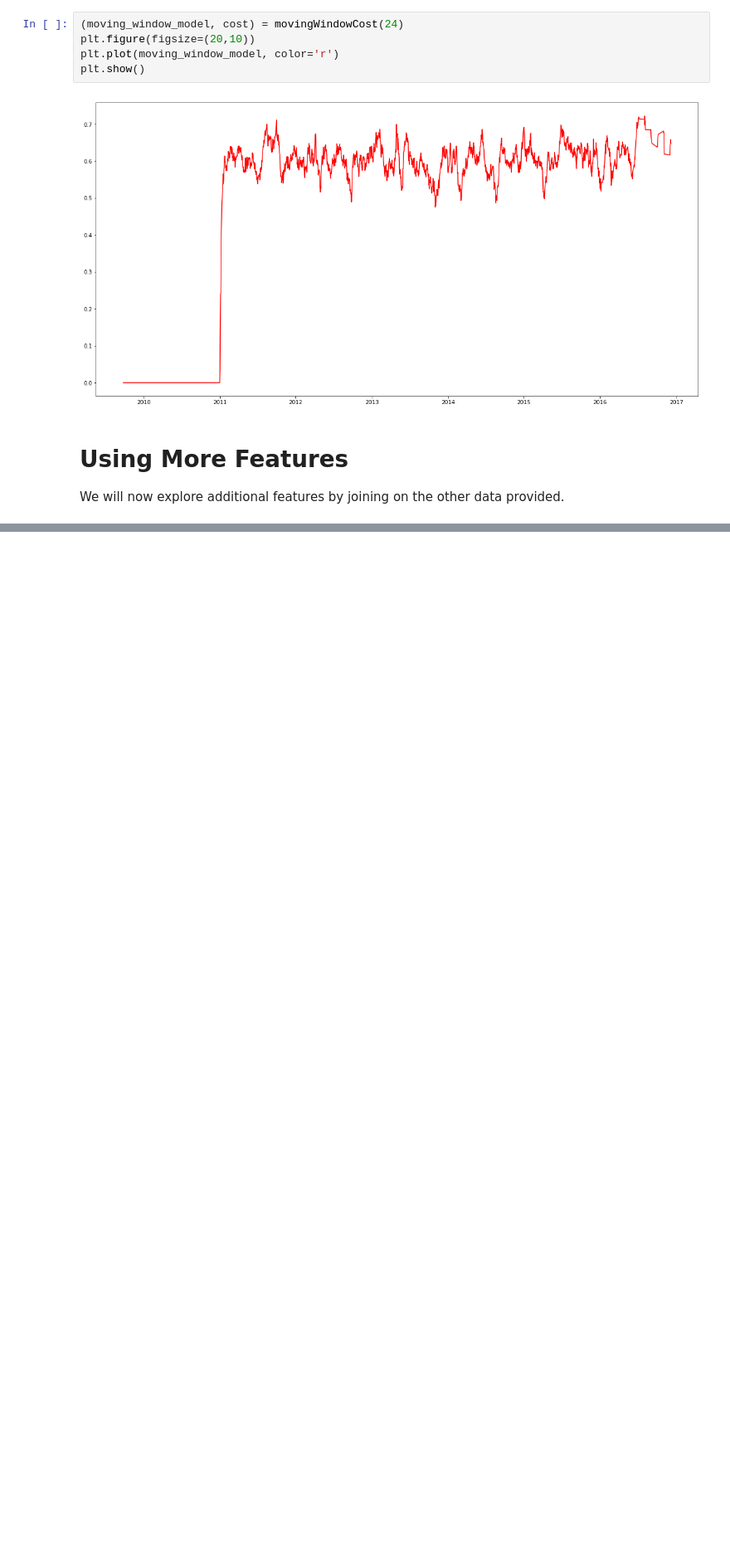
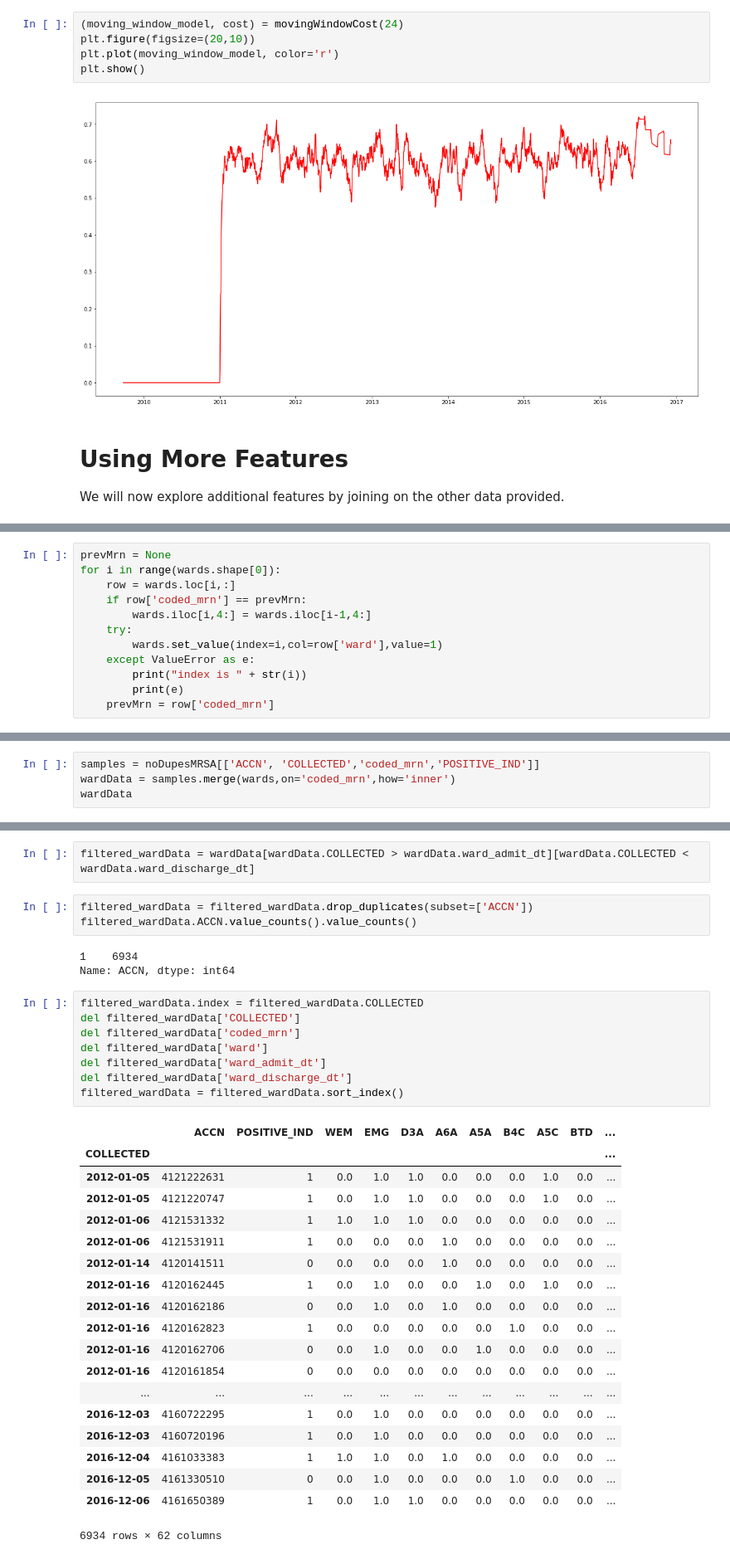
Before and after one commit to nawidayima/MRSA_Prediction_Models, a Jupyter notebook: Amiya Diwan MRSA.ipynb, the cells around one changed output, grey strips where cells are left out. Shown at 83% size. Drawn from its saved outputs; the diff is of its cells as text; blank space fills up the shorter version.

```diff
--- a/Amiya Diwan MRSA.ipynb
+++ b/Amiya Diwan MRSA.ipynb
@@ -136,0 +319,12 @@ aggregateData[aggregateData.ACCN==4121581911]
+# %%
+prevMrn = None
+for i in range(wards.shape[0]):
+    row = wards.loc[i,:]
+    if row['coded_mrn'] == prevMrn:
+        wards.iloc[i,4:] = wards.iloc[i-1,4:]
+    try:
+        wards.set_value(index=i,col=row['ward'],value=1)
+    except ValueError as e:
+        print("index is " + str(i))
+        print(e)
+    prevMrn = row['coded_mrn']
@@ -136,0 +351,4 @@ aggregateData[aggregateData.ACCN==4121581911]
+# %%
+samples = noDupesMRSA[['ACCN', 'COLLECTED','coded_mrn','POSITIVE_IND']]
+wardData = samples.merge(wards,on='coded_mrn',how='inner')
+wardData
@@ -136,0 +374,36 @@ aggregateData[aggregateData.ACCN==4121581911]
+# %%
+filtered_wardData = wardData[wardData.COLLECTED > wardData.ward_admit_dt][wardData.COLLECTED < wardData.ward_discharge_dt]
+# %%
+filtered_wardData = filtered_wardData.drop_duplicates(subset=['ACCN'])
+filtered_wardData.ACCN.value_counts().value_counts()
+# %% [output]
+1    6934
+Name: ACCN, dtype: int64
+# %%
+filtered_wardData.index = filtered_wardData.COLLECTED
+del filtered_wardData['COLLECTED']
+del filtered_wardData['coded_mrn']
+del filtered_wardData['ward']
+del filtered_wardData['ward_admit_dt']
+del filtered_wardData['ward_discharge_dt']
+filtered_wardData = filtered_wardData.sort_index()
+# %% [output]
+|  | ACCN | POSITIVE_IND | WEM | EMG | D3A | A6A | A5A | B4C | A5C | BTD | ... |
+| COLLECTED |  |  |  |  |  |  |  |  |  |  | ... |
+| 2012-01-05 | 4121222631 | 1 | 0.0 | 1.0 | 1.0 | 0.0 | 0.0 | 0.0 | 1.0 | 0.0 | ... |
+| 2012-01-05 | 4121220747 | 1 | 0.0 | 1.0 | 1.0 | 0.0 | 0.0 | 0.0 | 1.0 | 0.0 | ... |
+| 2012-01-06 | 4121531332 | 1 | 1.0 | 1.0 | 1.0 | 0.0 | 0.0 | 0.0 | 0.0 | 0.0 | ... |
+| 2012-01-06 | 4121531911 | 1 | 0.0 | 0.0 | 0.0 | 1.0 | 0.0 | 0.0 | 0.0 | 0.0 | ... |
+| 2012-01-14 | 4120141511 | 0 | 0.0 | 0.0 | 0.0 | 1.0 | 0.0 | 0.0 | 0.0 | 0.0 | ... |
+| 2012-01-16 | 4120162445 | 1 | 0.0 | 1.0 | 0.0 | 0.0 | 1.0 | 0.0 | 1.0 | 0.0 | ... |
+| 2012-01-16 | 4120162186 | 0 | 0.0 | 1.0 | 0.0 | 1.0 | 0.0 | 0.0 | 0.0 | 0.0 | ... |
+| 2012-01-16 | 4120162823 | 1 | 0.0 | 0.0 | 0.0 | 0.0 | 0.0 | 1.0 | 0.0 | 0.0 | ... |
+| 2012-01-16 | 4120162706 | 0 | 0.0 | 1.0 | 0.0 | 0.0 | 1.0 | 0.0 | 0.0 | 0.0 | ... |
+| 2012-01-16 | 4120161854 | 0 | 0.0 | 0.0 | 0.0 | 0.0 | 0.0 | 0.0 | 0.0 | 0.0 | ... |
+| ... | ... | ... | ... | ... | ... | ... | ... | ... | ... | ... | ... |
+| 2016-12-03 | 4160722295 | 1 | 0.0 | 1.0 | 0.0 | 0.0 | 0.0 | 0.0 | 0.0 | 0.0 | ... |
+| 2016-12-03 | 4160720196 | 1 | 0.0 | 1.0 | 0.0 | 0.0 | 0.0 | 0.0 | 0.0 | 0.0 | ... |
+| 2016-12-04 | 4161033383 | 1 | 1.0 | 1.0 | 0.0 | 1.0 | 0.0 | 0.0 | 0.0 | 0.0 | ... |
+| 2016-12-05 | 4161330510 | 0 | 0.0 | 1.0 | 0.0 | 0.0 | 0.0 | 1.0 | 0.0 | 0.0 | ... |
+| 2016-12-06 | 4161650389 | 1 | 0.0 | 1.0 | 1.0 | 0.0 | 0.0 | 0.0 | 0.0 | 0.0 | ... |
+6934 rows × 62 columns
```
Also changed, not shown: parts of 24 cells of this notebook.
